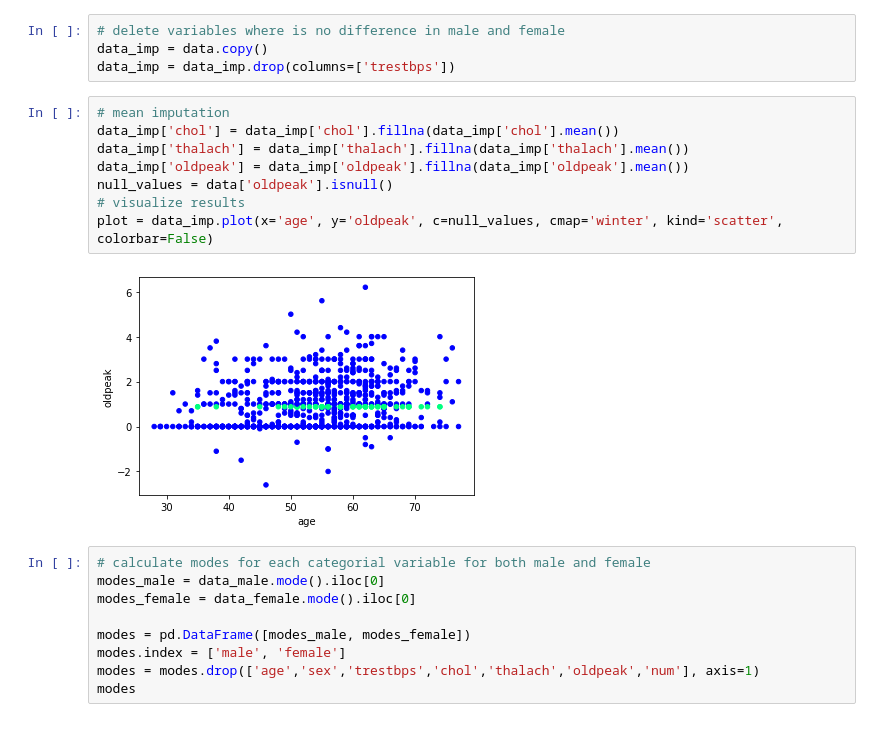
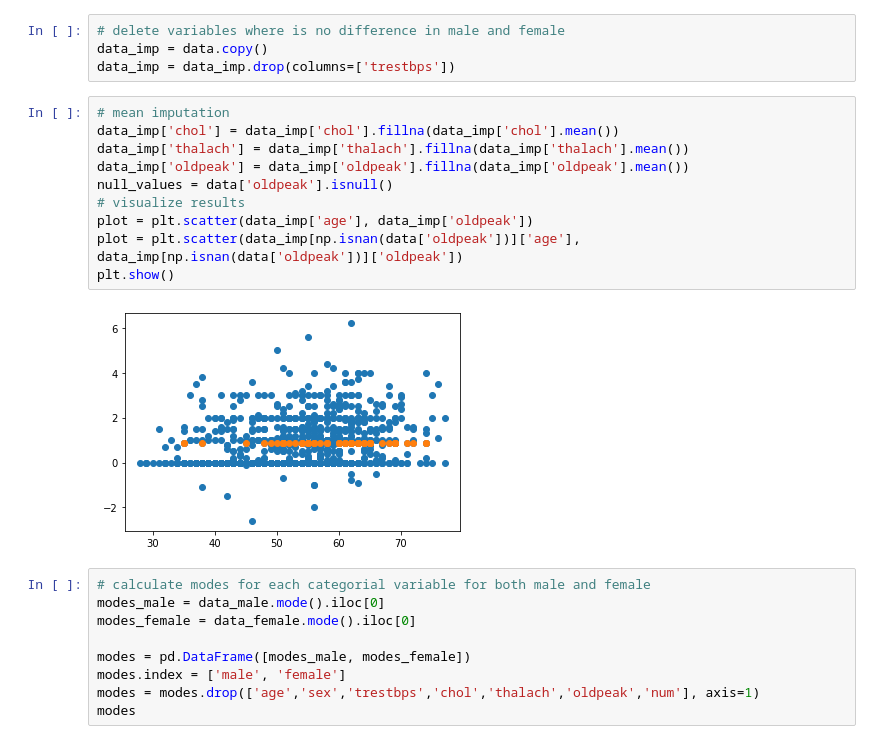
Before and after one commit to aromberg/data-challenges-2022-2023, a Jupyter notebook: notebooks/data_imputation.ipynb, the cells around one changed output. Saved outputs shown, nothing was run; the diff lists cells and outputs as text.

Commit message:
changed plots to matplotlib plots

```diff
--- a/notebooks/data_imputation.ipynb
+++ b/notebooks/data_imputation.ipynb
@@ -79,13 +79,15 @@ data_imp = data_imp.drop(columns=['trestbps'])
 # %%
 # mean imputation
 data_imp['chol'] = data_imp['chol'].fillna(data_imp['chol'].mean())
 data_imp['thalach'] = data_imp['thalach'].fillna(data_imp['thalach'].mean())
 data_imp['oldpeak'] = data_imp['oldpeak'].fillna(data_imp['oldpeak'].mean())
 null_values = data['oldpeak'].isnull()
 # visualize results
-plot = data_imp.plot(x='age', y='oldpeak', c=null_values, cmap='winter', kind='scatter', colorbar=False)
+plot = plt.scatter(data_imp['age'], data_imp['oldpeak'])
+plot = plt.scatter(data_imp[np.isnan(data['oldpeak'])]['age'], data_imp[np.isnan(data['oldpeak'])]['oldpeak'])
+plt.show()
 # %% [output]
-[figure, old version]
+[figure, new version]
 # %%
 # calculate modes for each categorial variable for both male and female
 modes_male = data_male.mode().iloc[0]
```
Also changed, not shown: parts of 2 cells of this notebook.
